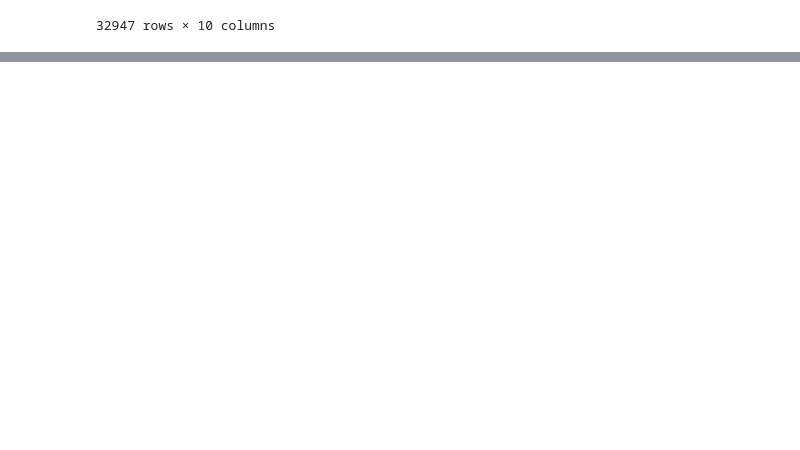
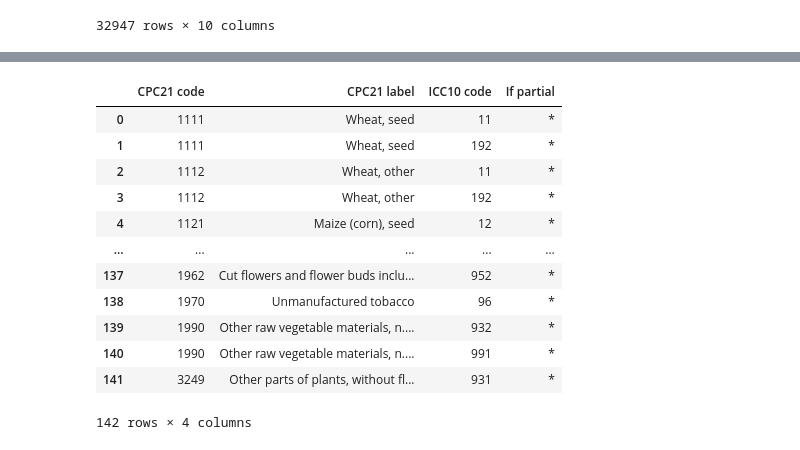
Before and after one commit to pariosur/food_waste, a Jupyter notebook: food_waste/Food Waste Analysis.ipynb, the cells around one changed output, grey strips where cells are left out. Drawn from its saved outputs; the diff is of its cells as text; code cells hidden in the pictures; blank space fills up the shorter version.

```diff
--- a/food_waste/Food Waste Analysis.ipynb
+++ b/food_waste/Food Waste Analysis.ipynb
@@ -1025,0 +1155,18 @@ dtype: int64
+# %%
+df_ya = pd.read_csv('CPC21_ICC10_mappings_2020-01-07.csv')
+# %%
+df_ya
+# %% [output]
+|  | CPC21 code | CPC21 label | ICC10 code | If partial |
+| 0 | 1111 | Wheat, seed | 11 | * |
+| 1 | 1111 | Wheat, seed | 192 | * |
+| 2 | 1112 | Wheat, other | 11 | * |
+| 3 | 1112 | Wheat, other | 192 | * |
+| 4 | 1121 | Maize (corn), seed | 12 | * |
+| ... | ... | ... | ... | ... |
+| 137 | 1962 | Cut flowers and flower buds inclu... | 952 | * |
+| 138 | 1970 | Unmanufactured tobacco | 96 | * |
+| 139 | 1990 | Other raw vegetable materials, n.... | 932 | * |
+| 140 | 1990 | Other raw vegetable materials, n.... | 991 | * |
+| 141 | 3249 | Other parts of plants, without fl... | 931 | * |
+142 rows × 4 columns
```
Also changed, not shown: parts of 37 cells of this notebook, 18 other files.
